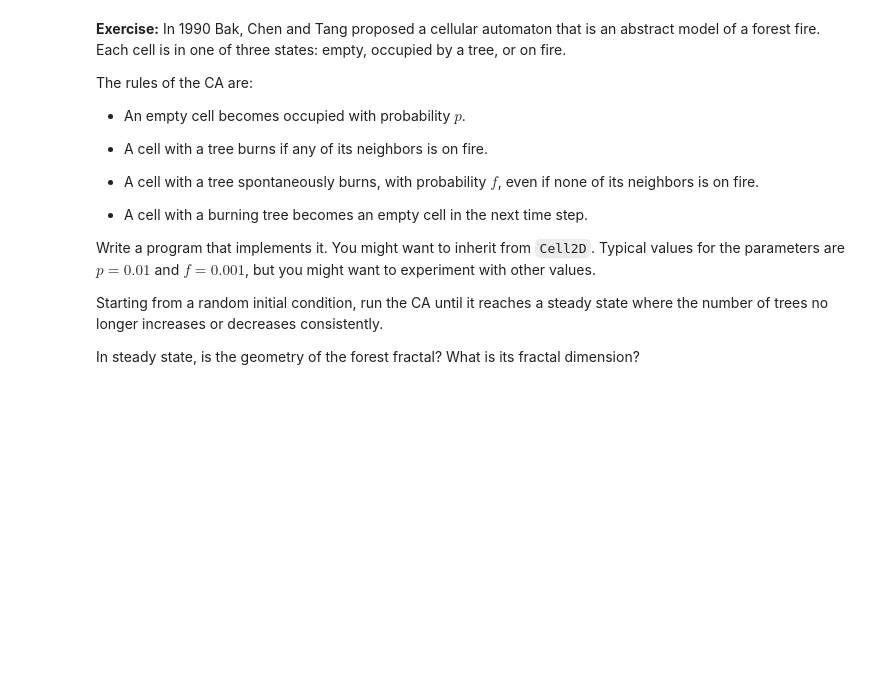
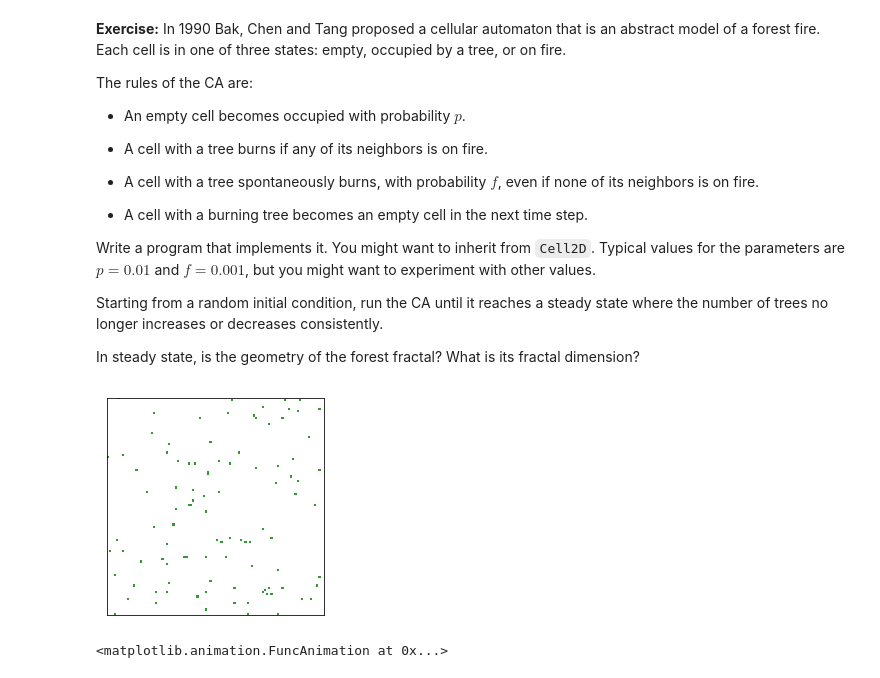
Before and after one commit to ailuropoda0/ThinkComplexity2, a Jupyter notebook: code/chap07mine.ipynb, the cells around one changed output. Cells and saved outputs as stored; diff of their text form; code cells hidden in the pictures; blank space fills up the shorter version.

```diff
--- a/code/chap07mine.ipynb
+++ b/code/chap07mine.ipynb
@@ -829,6 +829,8 @@ What is its fractal dimension?
 # %%
 # Solution goes here
 class ForestFire(Cell2D):
+    """Forest Fire Cellular Automaton."""
+
     kernel = np.array([[0, 1, 0],
                        [1, 0, 1],
                        [0, 1, 0]])
@@ -842,44 +844,59 @@ class ForestFire(Cell2D):
         f: probability of spontaneous fire
         seed: random seed
         """
-        self.n = n
-        if m is None:
-            self.m = n
         self.p = p
         self.f = f
-        self.array = np.random.choice([0, 1], (n, m), p=[1-p, p])
+
+        m = n if m is None else m
+        self.n = n
+        self.m = m
         if seed is not None:
             np.random.seed(seed)
+        self.array = np.random.choice([0, 1], (n, m), p=[1-p, p])
 
     def step(self):
+        """Executes one time step."""
+        p, f = self.p, self.f
         a = self.array
         c = correlate2d(a, self.kernel, mode='same', boundary='wrap')
         r = np.random.random(a.shape)
-        new_tree = (a==0) & (r<self.p)
-        new_fire = (a==1) & ((c>4) | (r<self.f))
-        a[a==5] = 0
-        a[new_tree] = 1
-        a[new_fire] = 5
+        new_tree = (a==0) & (r<p)
+        new_fire = (a==1) & ((c>4) | (r<f))
+        a[a==5] = 0     # state of emptiness
+        a[new_tree] = 1 # state of tree occupancy
+        a[new_fire] = 5 # state of burn
+
+    def ratio_trees(self, i=None):
+        a = self.array[:i, :i]
+        return np.sum(a==1) / (self.n*self.m)
+
+    def ratio_fires(self, i=None):
+        a = self.array[:i, :i]
+        return np.sum(a==5) / (self.n*self.m)
 # %%
 # Solution goes here
 from matplotlib.colors import LinearSegmentedColormap
 
 class FireViewer(Cell2DViewer):
-    vmax = 5
-    options = dict(interpolation='nearest', alpha=0.6,
-                   vmin=0, vmax=vmax)
+    options = dict(interpolation='nearest',
+                   alpha=0.8,
+                   vmin=0, vmax=5)
 
-    colors = [(0,       'white'),
-              (1/vmax,  'Green'),
-              (5/vmax,  'Orange')]
+    colors = [(0, 'white'),
+              (0.2, 'Green'),
+              (1,  'red')]
 
     cmap = LinearSegmentedColormap.from_list('mycmap', colors)
 # %%
 # Solution goes here
 
 fire = ForestFire(100)
 viewer = FireViewer(fire)
-anim = viewer.animate(frames=300, interval=10)
+anim = viewer.animate(frames=300)
+# %% [output]
+[figure, added]
 # %%
 # Solution goes here
 anim
+# %% [output]
+<matplotlib.animation.FuncAnimation at 0x...>
```
Also changed, not shown: parts of 12 cells of this notebook.
